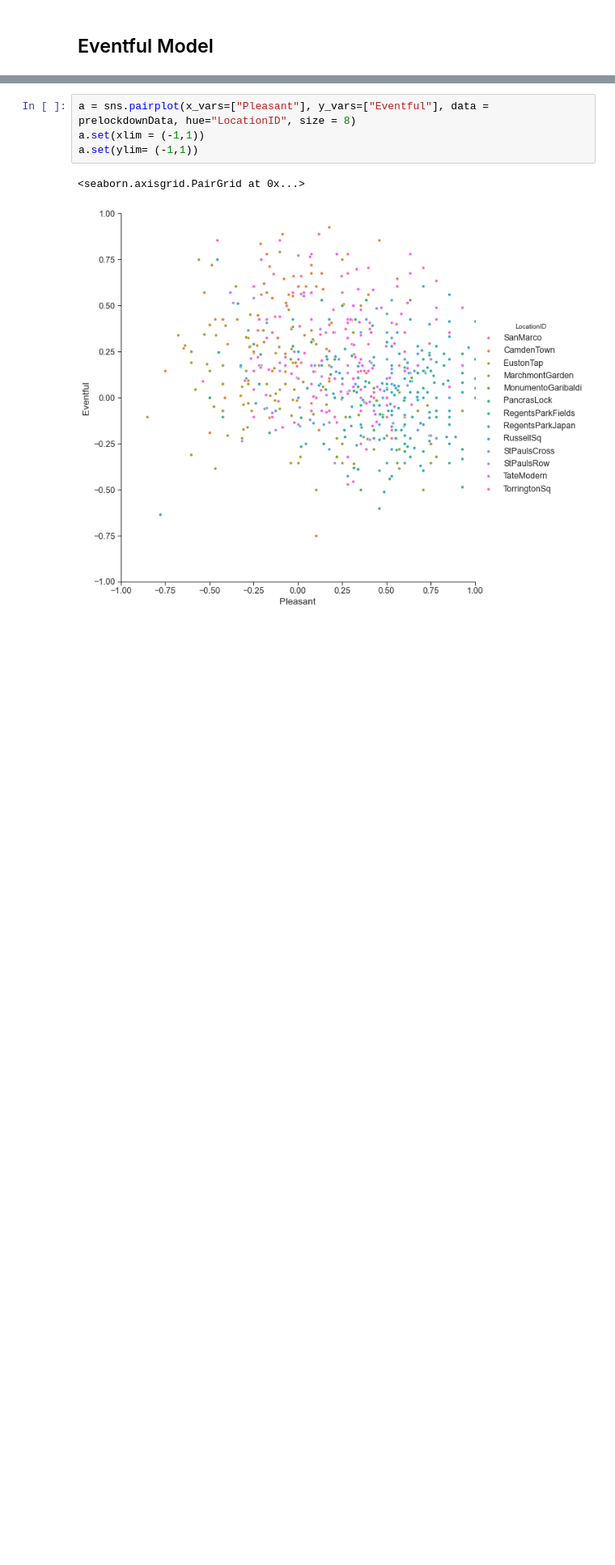
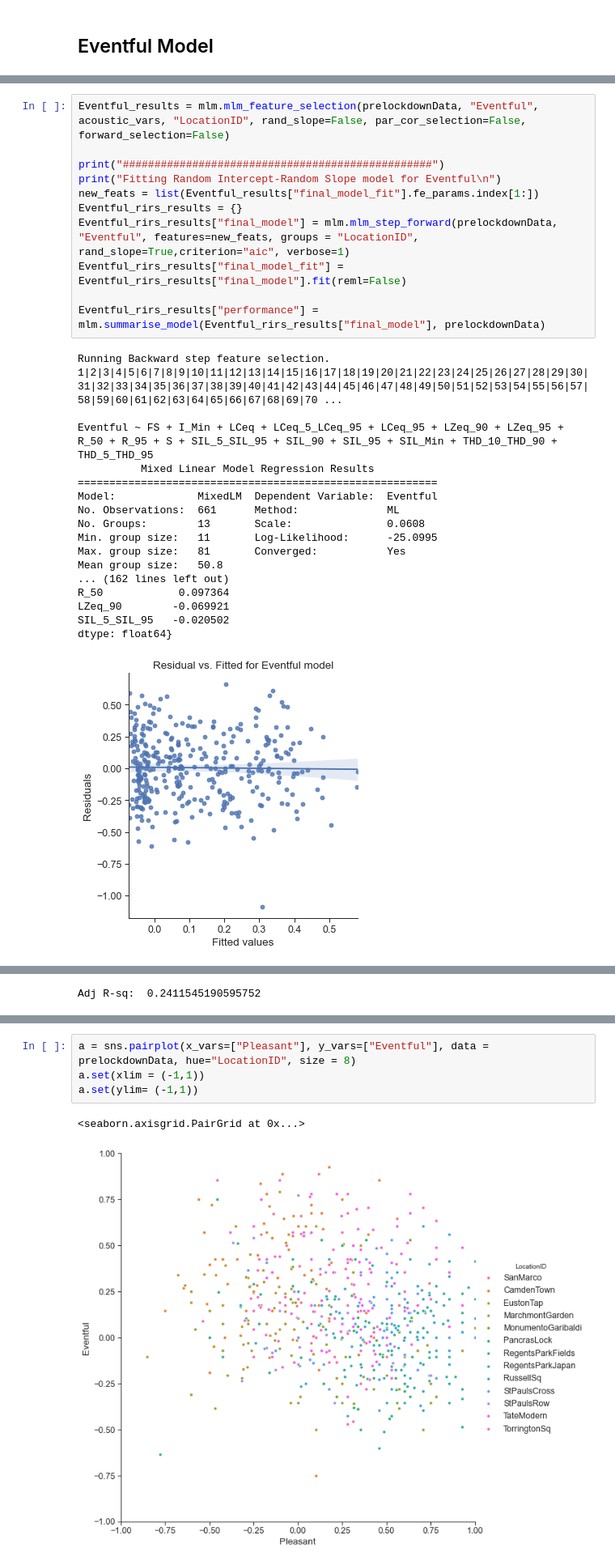
Before and after one commit to MitchellAcoustics/J5_JASA_Lockdown-SS, a Jupyter notebook: notebook/2020-08-26/Lockdown-RandInt-RandSlope.ipynb, the cells around one changed output, grey strips where cells are left out. Shown at 81% size. Drawn from its saved outputs; the diff is of its cells as text; blank space fills up the shorter version.

```diff
--- a/notebook/2020-08-26/Lockdown-RandInt-RandSlope.ipynb
+++ b/notebook/2020-08-26/Lockdown-RandInt-RandSlope.ipynb
@@ -222,0 +197,30 @@ Adj R-sq:  0.2646995440579025
+# %%
+Eventful_results = mlm.mlm_feature_selection(prelockdownData, "Eventful", acoustic_vars, "LocationID", rand_slope=False, par_cor_selection=False, forward_selection=False)
+
+print("#################################################")
+print("Fitting Random Intercept-Random Slope model for Eventful\n")
+new_feats = list(Eventful_results["final_model_fit"].fe_params.index[1:])
+Eventful_rirs_results = {}
+Eventful_rirs_results["final_model"] = mlm.mlm_step_forward(prelockdownData, "Eventful", features=new_feats, groups = "LocationID", rand_slope=True,criterion="aic", verbose=1)
+Eventful_rirs_results["final_model_fit"] = Eventful_rirs_results["final_model"].fit(reml=False)
+
+Eventful_rirs_results["performance"] = mlm.summarise_model(Eventful_rirs_results["final_model"], prelockdownData)
+# %% [output]
+Running Backward step feature selection.
+1|2|3|4|5|6|7|8|9|10|11|12|13|14|15|16|17|18|19|20|21|22|23|24|25|26|27|28|29|30|31|32|33|34|35|36|37|38|39|40|41|42|43|44|45|46|47|48|49|50|51|52|53|54|55|56|57|58|59|60|61|62|63|64|65|66|67|68|69|70 ...
+
+Eventful ~ FS + I_Min + LCeq + LCeq_5_LCeq_95 + LCeq_95 + LZeq_90 + LZeq_95 + R_50 + R_95 + S + SIL_5_SIL_95 + SIL_90 + SIL_95 + SIL_Min + THD_10_THD_90 + THD_5_THD_95
+          Mixed Linear Model Regression Results
+=========================================================
+Model:             MixedLM  Dependent Variable:  Eventful
+No. Observations:  661      Method:              ML
+No. Groups:        13       Scale:               0.0608
+Min. group size:   11       Log-Likelihood:      -25.0995
+Max. group size:   81       Converged:           Yes
+Mean group size:   50.8
+... (162 lines left out)
+R_50            0.097364
+LZeq_90        -0.069921
+SIL_5_SIL_95   -0.020502
+dtype: float64}
+[figure, added]
@@ -222,0 +228 @@ Adj R-sq:  0.2646995440579025
+Adj R-sq:  0.2411545190595752
```
Also changed, not shown: parts of 21 cells of this notebook, 44 other files.
